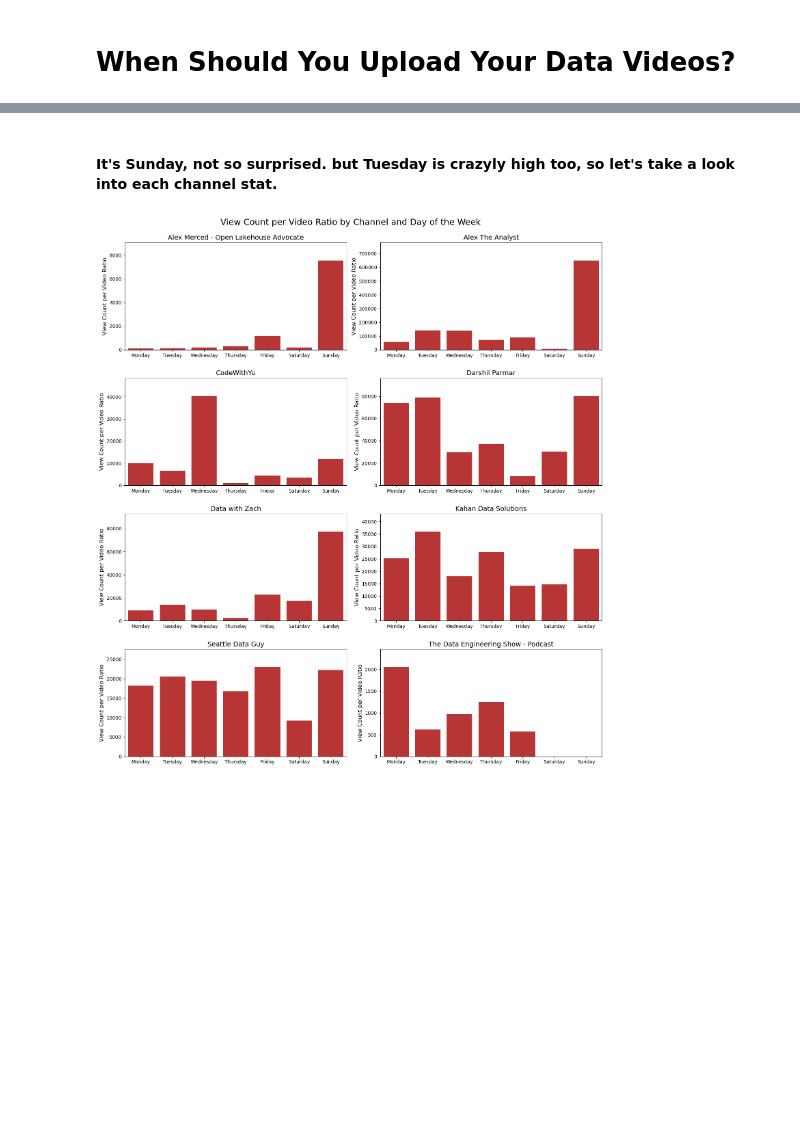
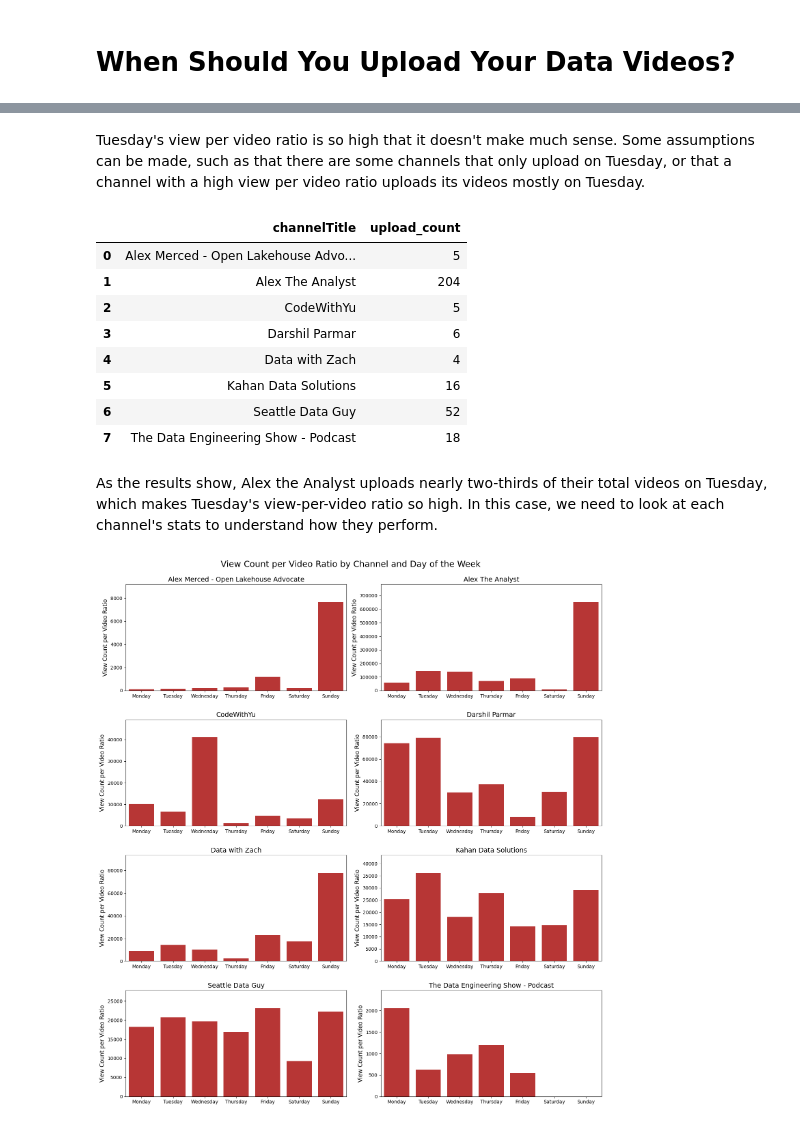
Before and after one commit to annguyen-git/should_you_upload_youtube, a Jupyter notebook: youtube_data_analytics.ipynb, the cells around one changed output, grey strips where cells are left out. Saved outputs shown, nothing was run; the diff lists cells and outputs as text; code cells hidden in the pictures; blank space fills up the shorter version.

```diff
--- a/youtube_data_analytics.ipynb
+++ b/youtube_data_analytics.ipynb
@@ -91,5 +111,22 @@ plt.show()
+# %% [markdown]
+Tuesday's view per video ratio is so high that it doesn't make much sense. Some assumptions can be made, such as that there are some channels that only upload on Tuesday, or that a channel with a high view per video ratio uploads its videos mostly on Tuesday.
+# %%
+tuesday_df = df[df['publishedOn'] == 'Tuesday']
+tuesday_uploads = tuesday_df.groupby('channelTitle').size().reset_index(name='upload_count')
+#most_tuesday_uploads = tuesday_uploads.loc[tuesday_uploads['upload_count'].idxmax()]
+tuesday_uploads
+# %% [output]
+|  | channelTitle | upload_count |
+| 0 | Alex Merced - Open Lakehouse Advo... | 5 |
+| 1 | Alex The Analyst | 204 |
+| 2 | CodeWithYu | 5 |
+| 3 | Darshil Parmar | 6 |
+| 4 | Data with Zach | 4 |
+| 5 | Kahan Data Solutions | 16 |
+| 6 | Seattle Data Guy | 52 |
+| 7 | The Data Engineering Show - Podcast | 18 |
 # %% [markdown]
-#### It's Sunday, not so surprised. but Tuesday is crazyly high too, so let's take a look into each channel stat.
+As the results show, Alex the Analyst uploads nearly two-thirds of their total videos on Tuesday, which makes Tuesday's view-per-video ratio so high. In this case, we need to look at each channel's stats to understand how they perform.
 # %%
 df_grouped = df.groupby(['channelTitle', 'publishedOn']).agg({'viewCount': 'sum', 'id': 'count'}).reset_index()
 df_grouped['view_per_video_ratio'] = df_grouped['viewCount'] / df_grouped['id']
```
Also changed, not shown: parts of 14 cells of this notebook, 4 other files.
